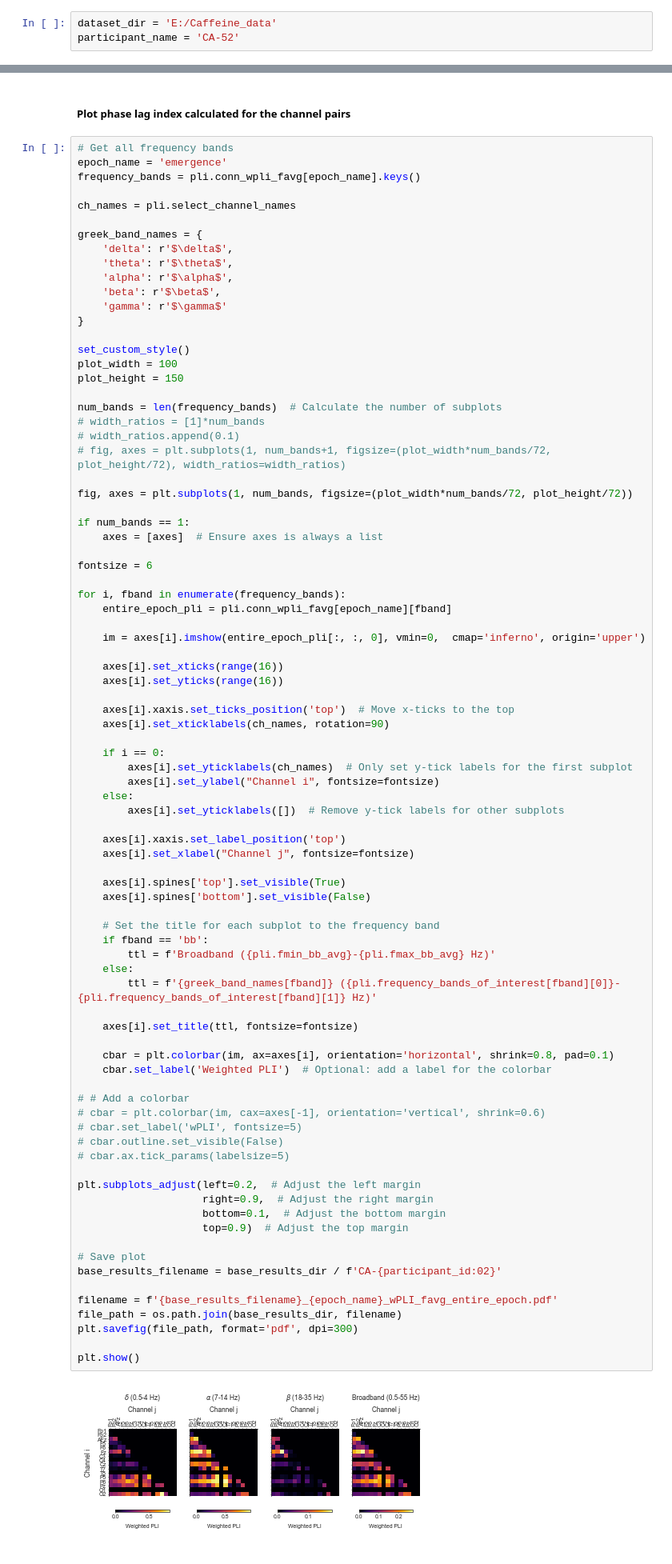
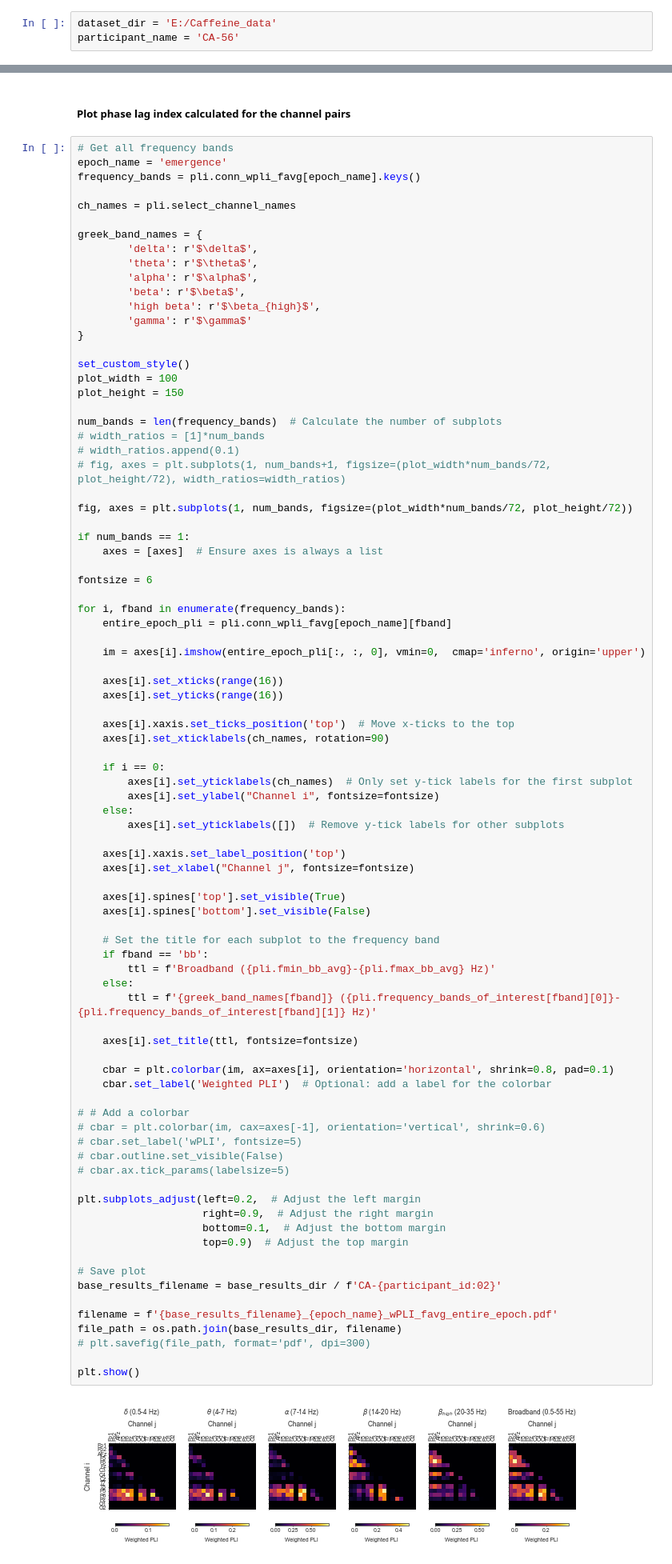
Before and after one commit to maboudi/capachinos, a Jupyter notebook: notebooks/connectivity.ipynb, the cells around one changed output, grey strips where cells are left out. Shown at 80% size. Drawn from its saved outputs; the diff is of its cells as text.

```diff
--- a/notebooks/connectivity.ipynb
+++ b/notebooks/connectivity.ipynb
@@ -31,7 +31,7 @@ from src.eeg_analysis.utils.helpers import bottom_left_off_diagonal
 # eeg_file.load_data()
 # %%
 dataset_dir = 'E:/Caffeine_data'
-participant_name = 'CA-52'
+participant_name = 'CA-56'
 # %%
 def get_eeg_file(dataset_dir=None, participant_name=None):
 
@@ -280,11 +311,12 @@ frequency_bands = pli.conn_wpli_favg[epoch_name].keys()
 ch_names = pli.select_channel_names
 
 greek_band_names = {
-    'delta': r'$\delta$',
-    'theta': r'$\theta$',
-    'alpha': r'$\alpha$',
-    'beta': r'$\beta$',
-    'gamma': r'$\gamma$'
+        'delta': r'$\delta$',
+        'theta': r'$\theta$',
+        'alpha': r'$\alpha$',
+        'beta': r'$\beta$',
+        'high beta': r'$\beta_{high}$',
+        'gamma': r'$\gamma$'
 }
 
 set_custom_style()
@@ -329,35 +361,35 @@ for i, fband in enumerate(frequency_bands):
     # Set the title for each subplot to the frequency band
     if fband == 'bb':
         ttl = f'Broadband ({pli.fmin_bb_avg}-{pli.fmax_bb_avg} Hz)'
     else:
         ttl = f'{greek_band_names[fband]} ({pli.frequency_bands_of_interest[fband][0]}-{pli.frequency_bands_of_interest[fband][1]} Hz)'
 
     axes[i].set_title(ttl, fontsize=fontsize)
 
     cbar = plt.colorbar(im, ax=axes[i], orientation='horizontal', shrink=0.8, pad=0.1)
     cbar.set_label('Weighted PLI')  # Optional: add a label for the colorbar
 
 # # Add a colorbar
 # cbar = plt.colorbar(im, cax=axes[-1], orientation='vertical', shrink=0.6)
 # cbar.set_label('wPLI', fontsize=5)
 # cbar.outline.set_visible(False)
 # cbar.ax.tick_params(labelsize=5)
 
 plt.subplots_adjust(left=0.2,  # Adjust the left margin
                     right=0.9,  # Adjust the right margin
                     bottom=0.1,  # Adjust the bottom margin
                     top=0.9)  # Adjust the top margin
 
 # Save plot
 base_results_filename = base_results_dir / f'CA-{participant_id:02}'
 
 filename = f'{base_results_filename}_{epoch_name}_wPLI_favg_entire_epoch.pdf'
 file_path = os.path.join(base_results_dir, filename)
-plt.savefig(file_path, format='pdf', dpi=300)
+# plt.savefig(file_path, format='pdf', dpi=300)
 
 plt.show()
 # %% [output]
-[figure, old version]
+[figure, new version]
 # %%
 # Plot the histogram of the phase lag indices across all channels pairs to check bimodality
 epoch_name ='emergence'
```
Also changed, not shown: parts of 15 cells of this notebook, 19 other files.
